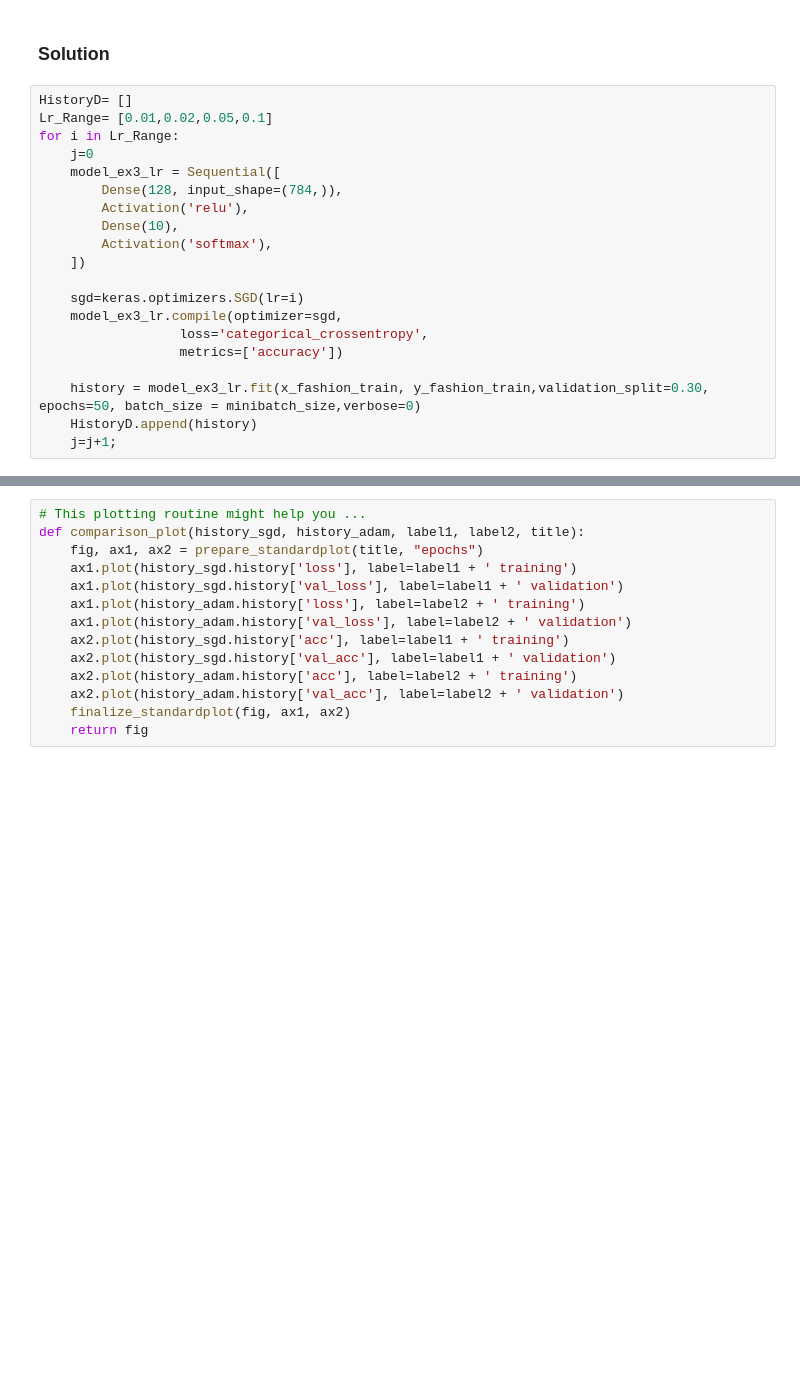
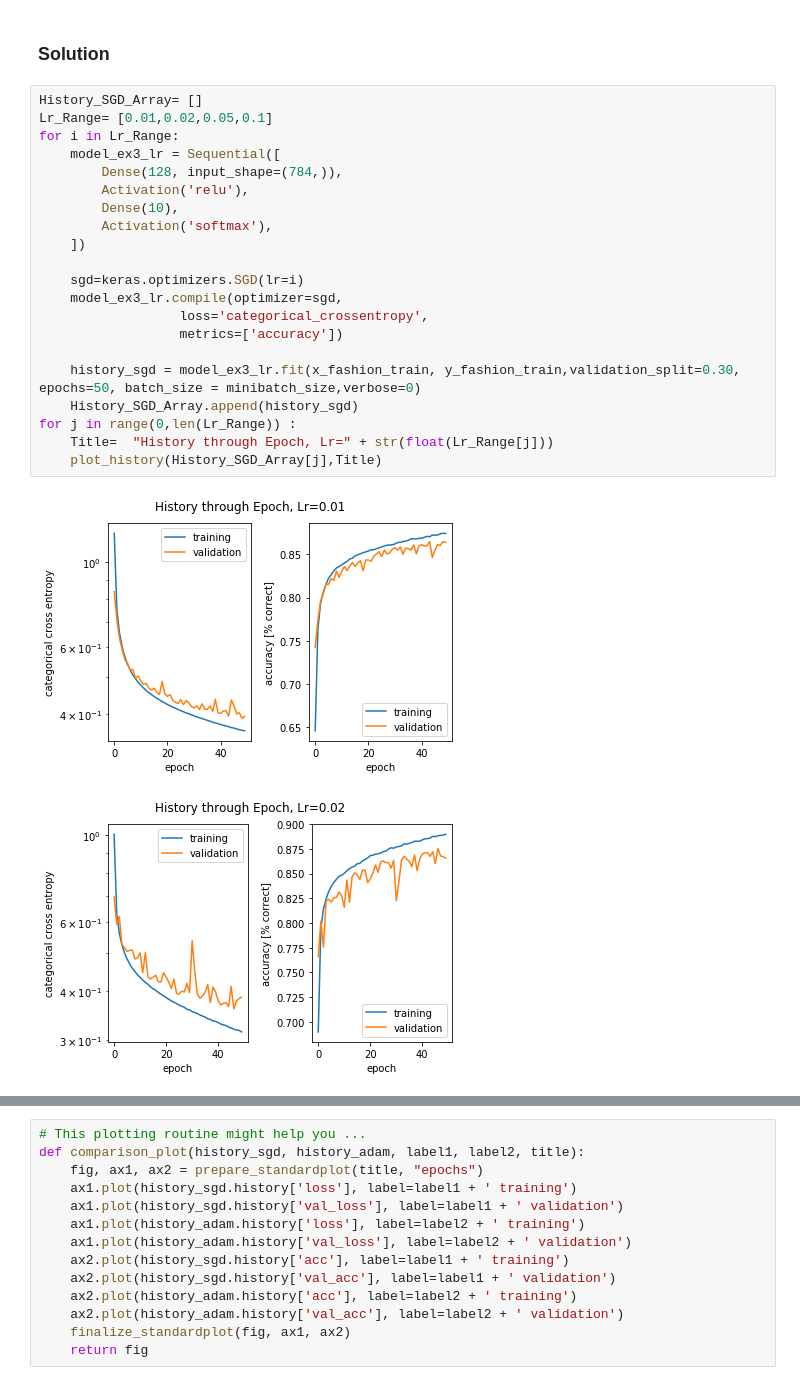
Before and after one commit to Guilhem74/EPFL_Artificial_Neural_Networks, a Jupyter notebook: miniproject1_ANN_Pi.ipynb, the cells around one changed output, grey strips where cells are left out. Drawn from its saved outputs; the diff is of its cells as text; blank space fills up the shorter version.

```diff
--- a/miniproject1_ANN_Pi.ipynb
+++ b/miniproject1_ANN_Pi.ipynb
@@ -295,22 +295,26 @@ Train a network with one hidden layer and compare different optimizers.
 # %% [markdown]
 ### Solution
 # %%
-HistoryD= []
+History_SGD_Array= []
 Lr_Range= [0.01,0.02,0.05,0.1]
 for i in Lr_Range:
-    j=0
     model_ex3_lr = Sequential([
         Dense(128, input_shape=(784,)),
         Activation('relu'),
         Dense(10),
         Activation('softmax'),
     ])
 
     sgd=keras.optimizers.SGD(lr=i)
     model_ex3_lr.compile(optimizer=sgd,
                   loss='categorical_crossentropy',
                   metrics=['accuracy'])
 
-    history = model_ex3_lr.fit(x_fashion_train, y_fashion_train,validation_split=0.30, epochs=50, batch_size = minibatch_size,verbose=0)
-    HistoryD.append(history)
-    j=j+1;
+    history_sgd = model_ex3_lr.fit(x_fashion_train, y_fashion_train,validation_split=0.30, epochs=50, batch_size = minibatch_size,verbose=0)
+    History_SGD_Array.append(history_sgd)
+for j in range(0,len(Lr_Range)) :
+    Title=  "History through Epoch, Lr=" + str(float(Lr_Range[j]))
+    plot_history(History_SGD_Array[j],Title)
+# %% [output]
+[figure, added]
+[figure, added]
```
Also changed, not shown: parts of 6 cells of this notebook.
